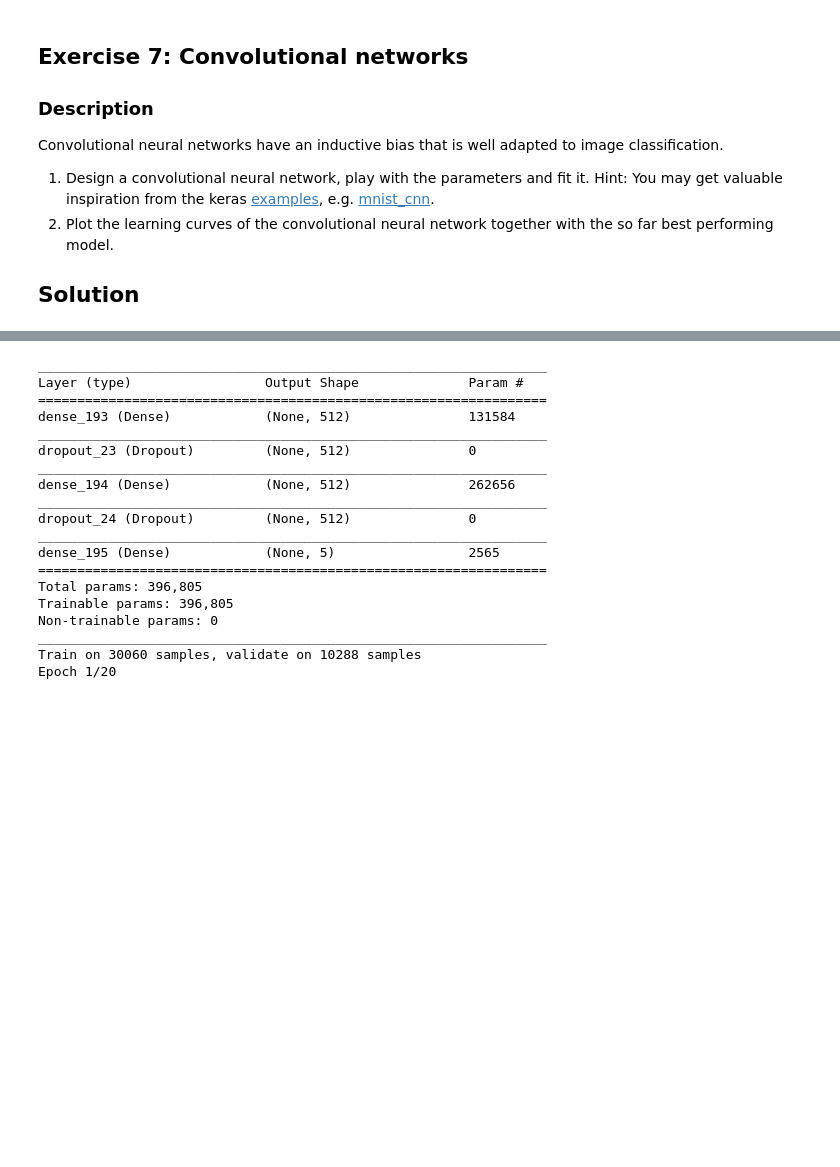
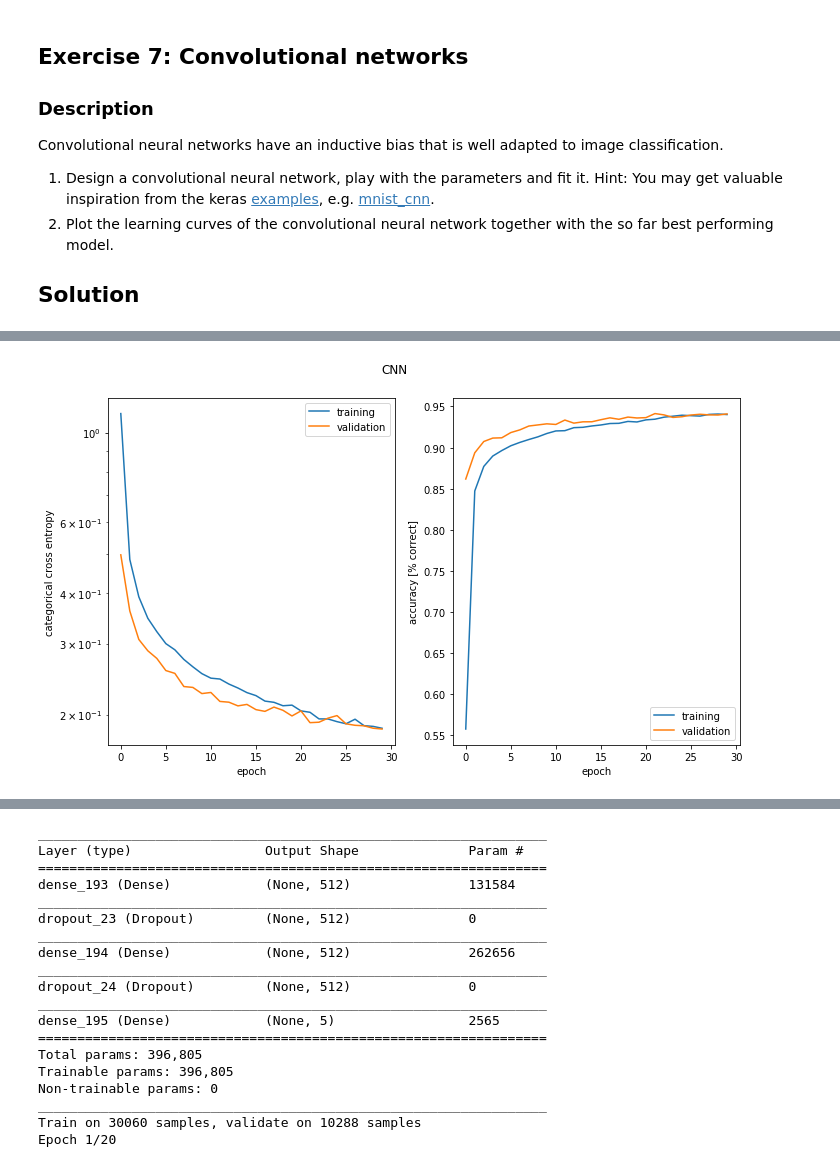
Before and after one commit to lggoch/ANN, a Jupyter notebook: miniproject1.ipynb, the cells around one changed output, grey strips where cells are left out. Cells and saved outputs as stored; diff of their text form; code cells hidden in the pictures; blank space fills up the shorter version.

```diff
--- a/miniproject1.ipynb
+++ b/miniproject1.ipynb
@@ -130,7 +128,7 @@ def plot_history(history, title):
     ax2.plot(history.history['val_acc'], label = "validation")
     finalize_standardplot(fig, ax1, ax2)
     plt.grid()
-    return fig
+    #return fig
 # %% [markdown]
 ### Loading and preprocessing the data
 
@@ -700,7 +698,7 @@ model.add(Conv2D(32, kernel_size=(3, 3),
                  input_shape=input_shape))
 model.add(Conv2D(64, (3, 3), activation='relu'))
 model.add(MaxPooling2D(pool_size=(2, 2)))
-model.add(Dropout(0.25))
+model.add(Dropout(0.5))
 model.add(Flatten())
 model.add(Dense(128, activation='relu'))
 model.add(Dropout(0.5))
@@ -730,9 +732,9 @@ Trainable params: 314,501
 Non-trainable params: 0
 _________________________________________________________________
 # %%
-model.fit(x_train, y_train,
+history = model.fit(x_train, y_train,
           batch_size=128,
-          epochs=20,
+          epochs=30,
           verbose=1,
           validation_data=(x_test, y_test))
 score = model.evaluate(x_test, y_test, verbose=0)
@@ -741,3 +759,7 @@ ValueError: Error when checking model target: the list of Numpy arrays that you
+# %%
+plot_history(history, 'CNN')
+# %% [output]
+[figure, added]
 # %%
 round(100 * score[1], 3)
 # %% [output]
```
Also changed, not shown: parts of 10 cells of this notebook.
